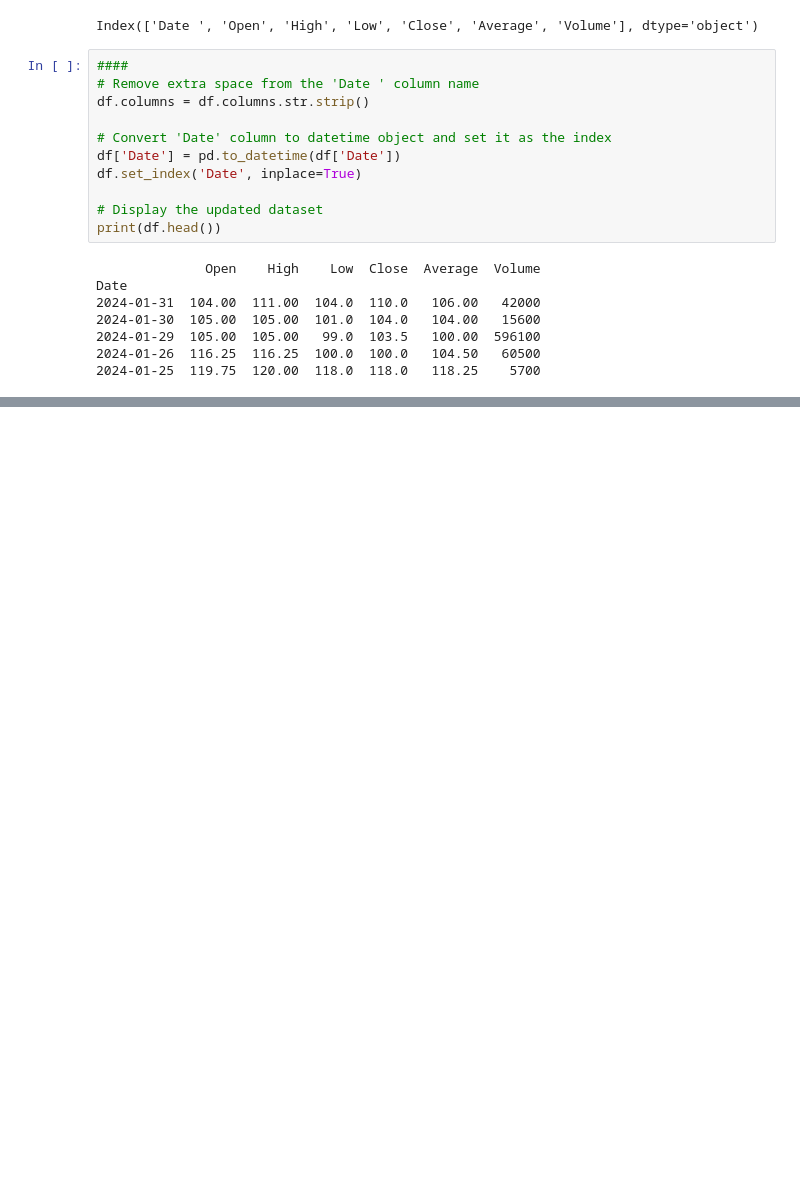
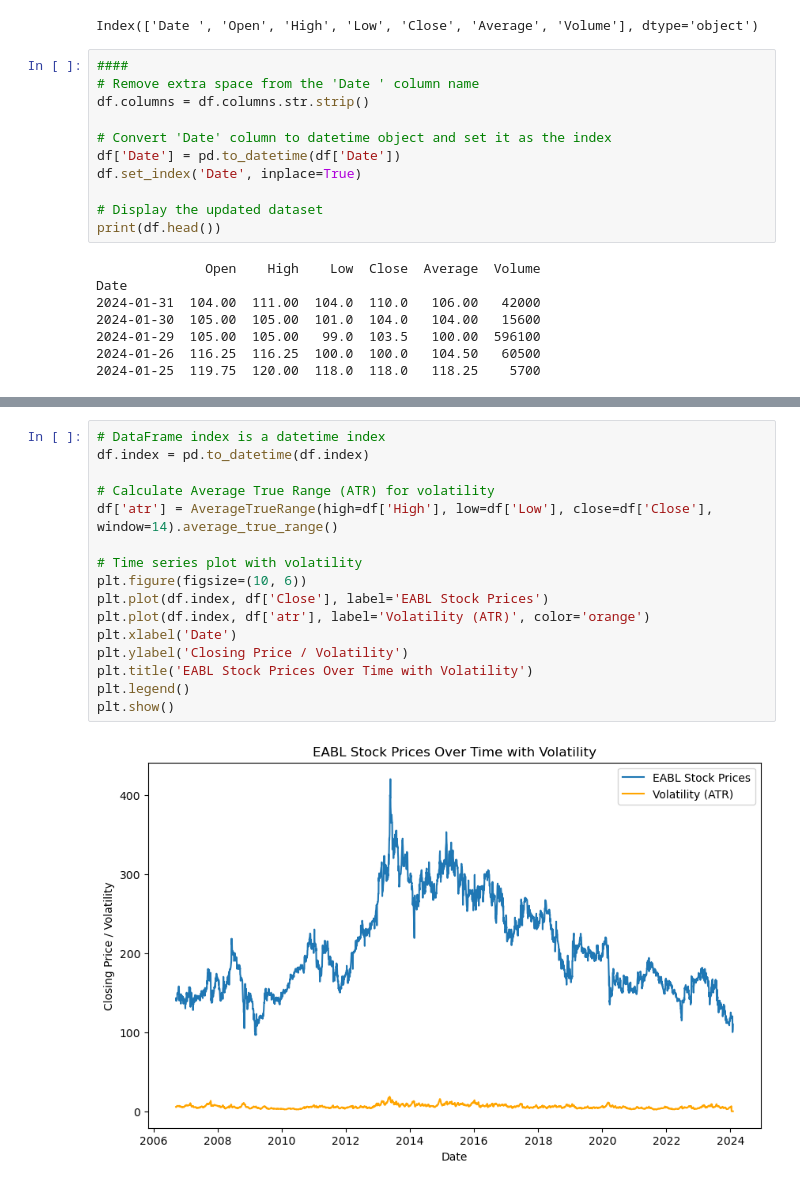
Before and after one commit to derak-isaack/dsc-capstone-project_finale, a Jupyter notebook: main.ipynb, the cells around one changed output, grey strips where cells are left out. Cells and saved outputs as stored; diff of their text form; blank space fills up the shorter version.

```diff
--- a/main.ipynb
+++ b/main.ipynb
@@ -55 +99,19 @@ Date
+# %%
+# DataFrame index is a datetime index
+df.index = pd.to_datetime(df.index)
+
+# Calculate Average True Range (ATR) for volatility
+df['atr'] = AverageTrueRange(high=df['High'], low=df['Low'], close=df['Close'], window=14).average_true_range()
+
+# Time series plot with volatility
+plt.figure(figsize=(10, 6))
+plt.plot(df.index, df['Close'], label='EABL Stock Prices')
+plt.plot(df.index, df['atr'], label='Volatility (ATR)', color='orange')
+plt.xlabel('Date')
+plt.ylabel('Closing Price / Volatility')
+plt.title('EABL Stock Prices Over Time with Volatility')
+plt.legend()
+plt.show()
+# %% [output]
+[figure, added]
 # %%
```
Also changed, not shown: parts of 27 cells of this notebook.
